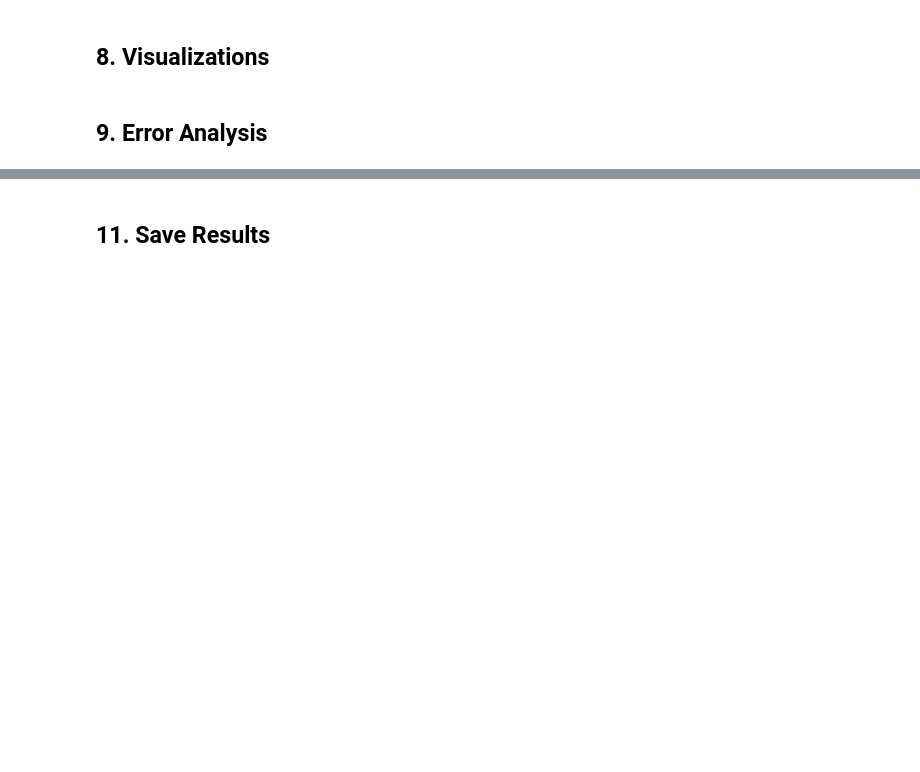
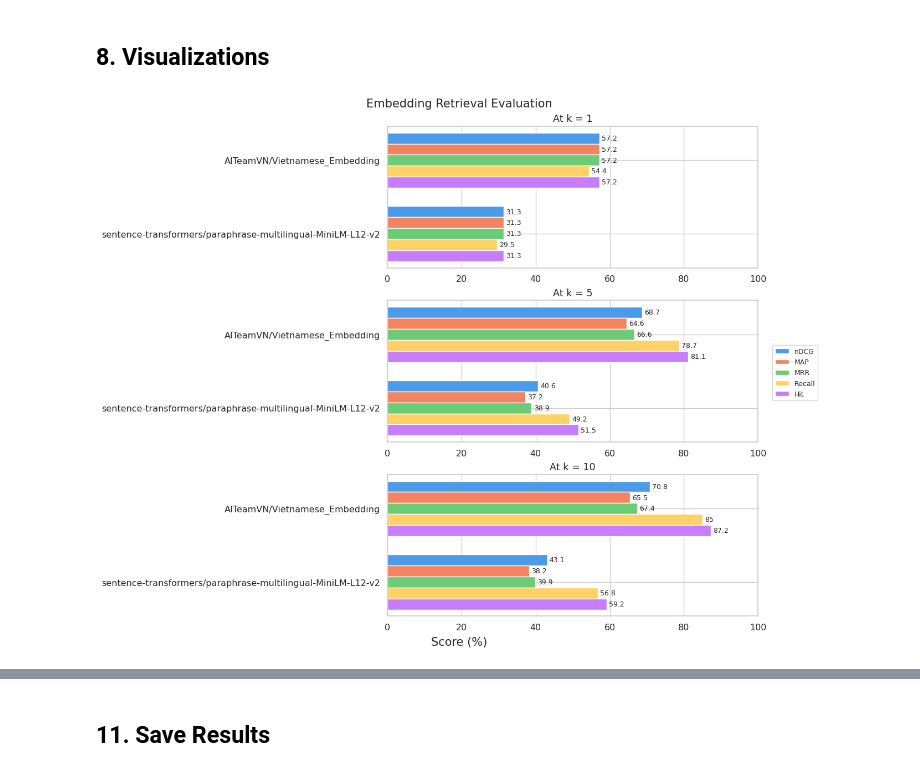
Before and after one commit to GnocNT2003/vi_embed_eval, a Jupyter notebook: document_retrieval_eval.ipynb, the cells around one changed output, grey strips where cells are left out. Saved outputs shown, nothing was run; the diff lists cells and outputs as text; code cells hidden in the pictures; blank space fills up the shorter version.

Commit message:
Adding new model for eval and visualization

```diff
--- a/document_retrieval_eval.ipynb
+++ b/document_retrieval_eval.ipynb
@@ -82,0 +52,4 @@ Columns     : ['question', 'context_list', 'qid', 'cid']
+# %%
+dataset_name = "YuITC/Vietnamese-Legal-Documents"
+
+df = load_huggingface_dataset(dataset_name)
@@ -136,6 +102,8 @@ client = chromadb.PersistentClient(path="./database")
 # %% [markdown]
 ## 6. Metric Functions
 # %%
+import numpy as np
+
 def dcg_at_k(ranked_rel, k):
     return sum(r / np.log2(i + 2) for i, r in enumerate(ranked_rel[:k]))
 
@@ -163,15 +131,19 @@ def mrr_at_k(ranked_rel, k):
 def recall_at_k(ranked_rel, k, n_relevant):
     return sum(ranked_rel[:k]) / n_relevant if n_relevant > 0 else 0.0
 
+def hit_at_k(ranked_rel, k, n_relevant):
+    return 1.0 if 1 in ranked_rel[:k] and n_relevant > 0 else 0.0
+
 def precision_at_k(ranked_rel, k):
     return sum(ranked_rel[:k]) / k if k > 0 else 0.0
 
-def all_metrics_at_k(ranked_rel, k, n_relevant):
+def all_metrics_at_k(ranked_rel, k, n_relevant) -> dict[str, float]:
     return {
         f"nDCG@{k}"      : ndcg_at_k(ranked_rel, k, n_relevant),
         f"MAP@{k}"       : map_at_k(ranked_rel, k, n_relevant),
         f"MRR@{k}"       : mrr_at_k(ranked_rel, k),
         f"Recall@{k}"    : recall_at_k(ranked_rel, k, n_relevant),
+        f"Hit@{k}"       : hit_at_k(ranked_rel, k, n_relevant),
         f"Precision@{k}" : precision_at_k(ranked_rel, k),
     }
 
@@ -280,9 +276,7 @@ Model evaluation:
 # %% [markdown]
 ## 7. Results Summary
 # %%
-metric_cols = [f"{m}@{k}"
-               for m in ["nDCG", "MAP", "Recall", "MRR", "Precision"]
-               for k in K_VALUES]
+metric_cols = [f"{m}@{k}" for m in ["nDCG", "MAP", "MRR", "Recall", "Hit", "Precision"] for k in K_VALUES]
 
 results_df = (
     pd.DataFrame(all_results)[["Model"] + metric_cols ]
@@ -309,4 +317,5 @@ import seaborn as sns
 
 sns.set_theme(style="whitegrid", font_scale=1.05)
 PALETTE = ["#4C9BE8", "#F4845F", "#6BCB77", "#FFD166", "#C77DFF"]
+plt.rcParams['axes.prop_cycle'] = plt.cycler(color=PALETTE)
 models  = results_df["Model"].tolist()
@@ -338,2 +322,34 @@ plt.show()
+# %%
+# ── Plot 1: Multi-metric bar chart at multiple k cutoffs
+
+fig, axes = plt.subplots(len(K_VALUES), figsize=(13, 5*len(models)), layout='constrained')
+y, height = np.arange(len(models)), 0.15
+
+ax_idx = 0
+for ax in axes:
+    k = K_VALUES[ax_idx]
+    focus = ["nDCG", "MAP", "MRR", "Recall", "Hit"]
+    ax.invert_yaxis()
+
+    for i, metric in enumerate(focus):
+        bars = ax.barh(y + i * height, round(results_df[f"{metric}@{k}"]*100, 1), height=height, label = metric)
+        ax.bar_label(bars, padding=3, fontsize=9)
+    ax.set_yticks(y + height * (len(focus) - 1) / 2, models)
+    ax.set_xlim(0, 100)
+
+    ax.set_title(f"At k = {k}")
+    # ax.legend(loc="upper right", fontsize=9)
+
+    ax_idx += 1
+
+handles, labels = plt.gca().get_legend_handles_labels()
+
+fig.suptitle("Embedding Retrieval Evaluation")
+fig.supxlabel("Score (%)")
+fig.legend(handles=handles, labels=labels, loc="outside right center", fontsize=9)
+plt.savefig("retrieval_benchmark.png", dpi=150)
+plt.show()
+# %% [output]
+[figure, added]
 # %%
 # ── Plot 2: nDCG@k line chart across cutoffs ──────────────────────
@@ -366,5 +382,3 @@ ax.set_xticklabels(ax.get_xticklabels(), rotation=30, ha="right")
 plt.tight_layout()
 plt.savefig("retrieval_heatmap.png", dpi=150)
 plt.show()
-# %% [markdown]
-## 9. Error Analysis
```
Also changed, not shown: parts of 20 cells of this notebook, 6 other files.
